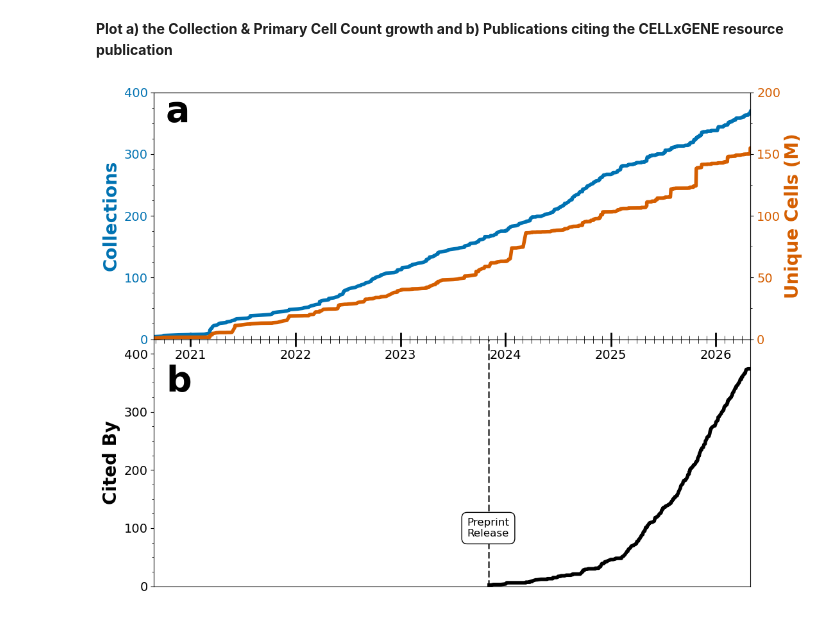
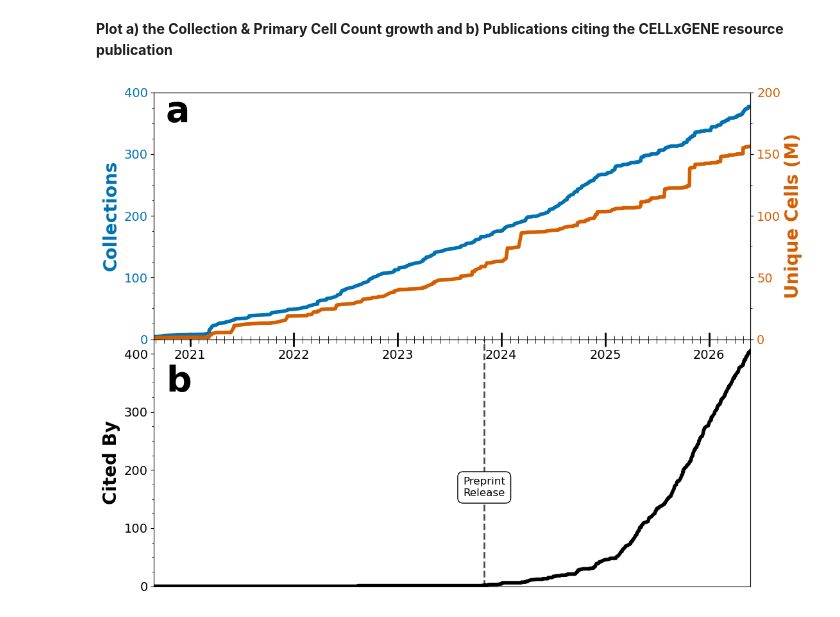
Before and after one commit to Lattice-Data/lattice-tools, a Jupyter notebook: cellxgene_resources/collab_submissions_pub/Figure2_corpus_growth.ipynb, the cells around one changed output. Cells and saved outputs as stored; diff of their text form; code cells hidden in the pictures.

```diff
--- a/cellxgene_resources/collab_submissions_pub/Figure2_corpus_growth.ipynb
+++ b/cellxgene_resources/collab_submissions_pub/Figure2_corpus_growth.ipynb
@@ -55,7 +55,7 @@ result
 **Extract citation stats for the CELLxGENE Discover publication**\
 **Export CSV from [Dimensions](https://app.dimensions.ai/discover/publication?or_subset_publication_citations=pub.1182803254)**
 # %%
-dimensions_export = 'Dimensions-Publication-2026-05-01_18-29-40.csv.zip'
+dimensions_export = 'Dimensions-Publication-2026-06-01_19-09-15.csv.zip'
 
 cited_by = (
     pd.read_csv(dimensions_export, skiprows=1)[['Publication date']]
@@ -136,9 +136,6 @@ fig, (ax1, ax3) = plt.subplots(2, 1, figsize=(12, 10),
 coll_color = (0/255, 114/255, 178/255)
 cell_color = (213/255, 94/255, 000/255)
 cite_color = 'black'
-
-preprint_release = pd.Timestamp('2023-11-02')
-cited_by_filtered = result[result['earliest_date'] >= preprint_release]
 
 def setup_y(ax, x, y, label, color, lim, del_mj, del_mi):
     ax.set_ylabel(label, color=color, fontsize=20, fontweight='bold')
@@ -155,38 +152,42 @@ setup_y(ax1, result['earliest_date'], result['cumsum_collections'],
 # a: right y-axis (cells)
 ax2 = ax1.twinx()
 setup_y(ax2, result['earliest_date'], result['cumsum_primary_cells'] / 1_000_000,
         'Unique Cells (M)', cell_color, 200, 50, 25)
 
 # b: left y-axis (cited by)
-setup_y(ax3, cited_by_filtered['earliest_date'], cited_by_filtered['cumsum_cited_by'],
+setup_y(ax3, result['earliest_date'], result['cumsum_cited_by'],
         'Cited By', cite_color, 425, 100, 25)
+
+# b: vertical line for preprint release date
+def plot_release(ax, date, label):
+    date = pd.Timestamp(date)
+    ax3.axvline(date, color='black', linestyle='--', linewidth=2, alpha=0.7)
+    ax3.text(date, 0.4, label, ha='center', va='center', fontsize=12, color='black',
+             transform=ax3.get_xaxis_transform(),
+             bbox=dict(boxstyle='round,pad=0.5', facecolor='white', edgecolor='black', alpha=1))
+
+plot_release(ax3, '2023-11-02', 'Preprint\nRelease')
 
 # shared: x-axis
 ax1.set_xlim(result['earliest_date'].min(), result['earliest_date'].max())
 ax1.xaxis.set_minor_locator(mdates.MonthLocator())
 
 
 ax1.tick_params(axis='x', which='major', labelsize=14, length=8, width=2, pad=-25, direction='in')
 ax1.tick_params(axis='x', which='minor', length=4, direction='in')
 
 
 ax3.tick_params(axis='x', which='major', labelsize=14, length=8, width=2, pad=-25,
                labeltop=True, labelbottom=False, top=True, bottom=False, direction='in')
 ax3.tick_params(axis='x', which='minor', length=4, top=True, bottom=False, direction='in')
 
-# b: vertical line for preprint release date
-ax3.axvline(preprint_release, color='black', linestyle='--', linewidth=2, alpha=0.7)
-ax3.text(preprint_release, 100, 'Preprint\nRelease',
-         ha='center', va='center', fontsize=12, color='black',
-         bbox=dict(boxstyle='round,pad=0.5', facecolor='white', edgecolor='black', alpha=1))
-
 # Add labels a and b
 ax1.text(0.02, 0.99, 'a', transform=ax1.transAxes,
          fontsize=40, fontweight='bold', va='top', ha='left')
 ax3.text(0.02, 0.9, 'b', transform=ax3.transAxes,
          fontsize=40, fontweight='bold', va='top', ha='left')
 
 plt.savefig('cxg_growth.png', dpi=300, bbox_inches='tight')
 plt.show()
 # %% [output]
-[figure, old version]
+[figure, new version]
```
Also changed, not shown: parts of 4 cells of this notebook, 1 other file.
